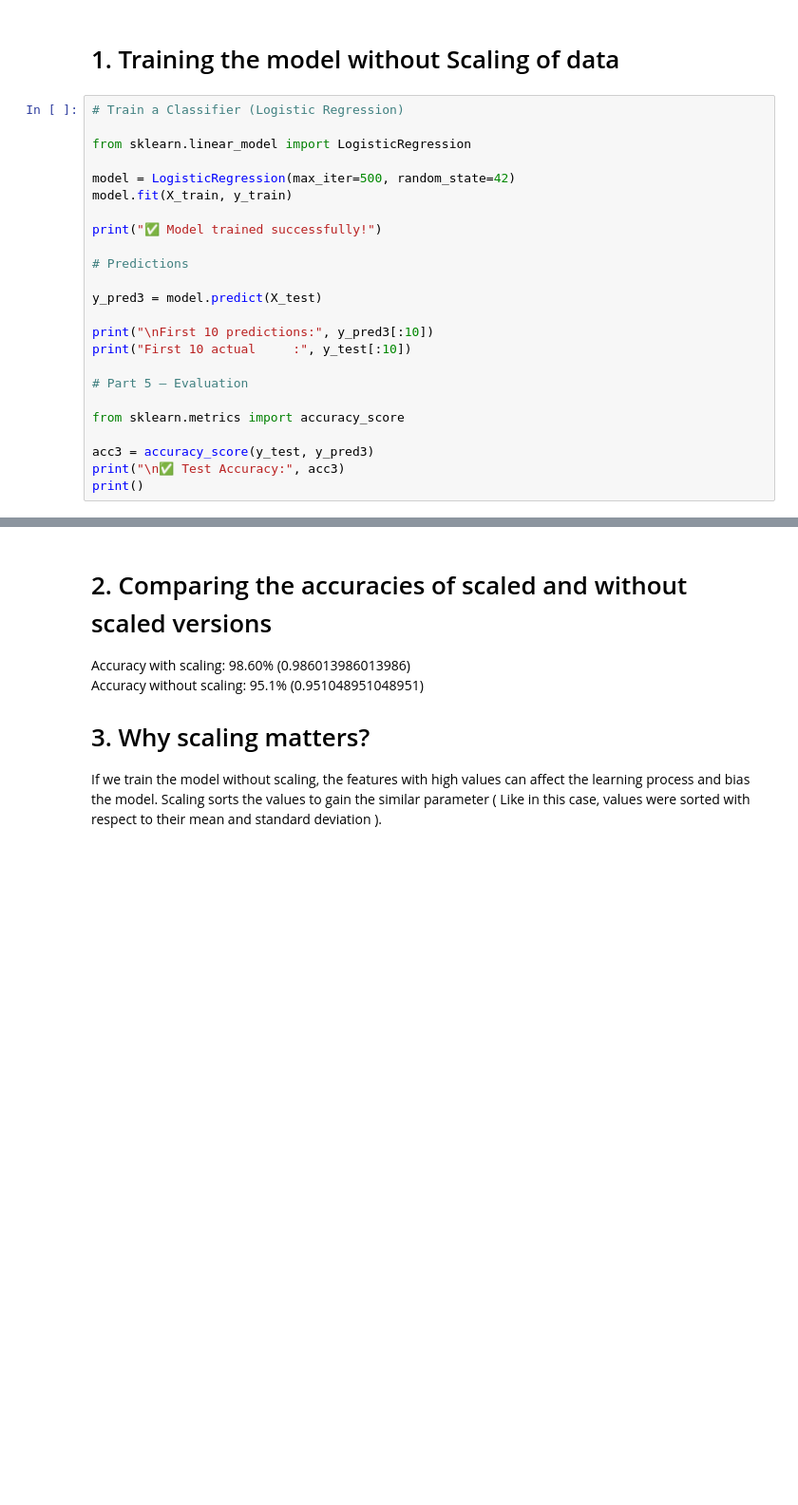
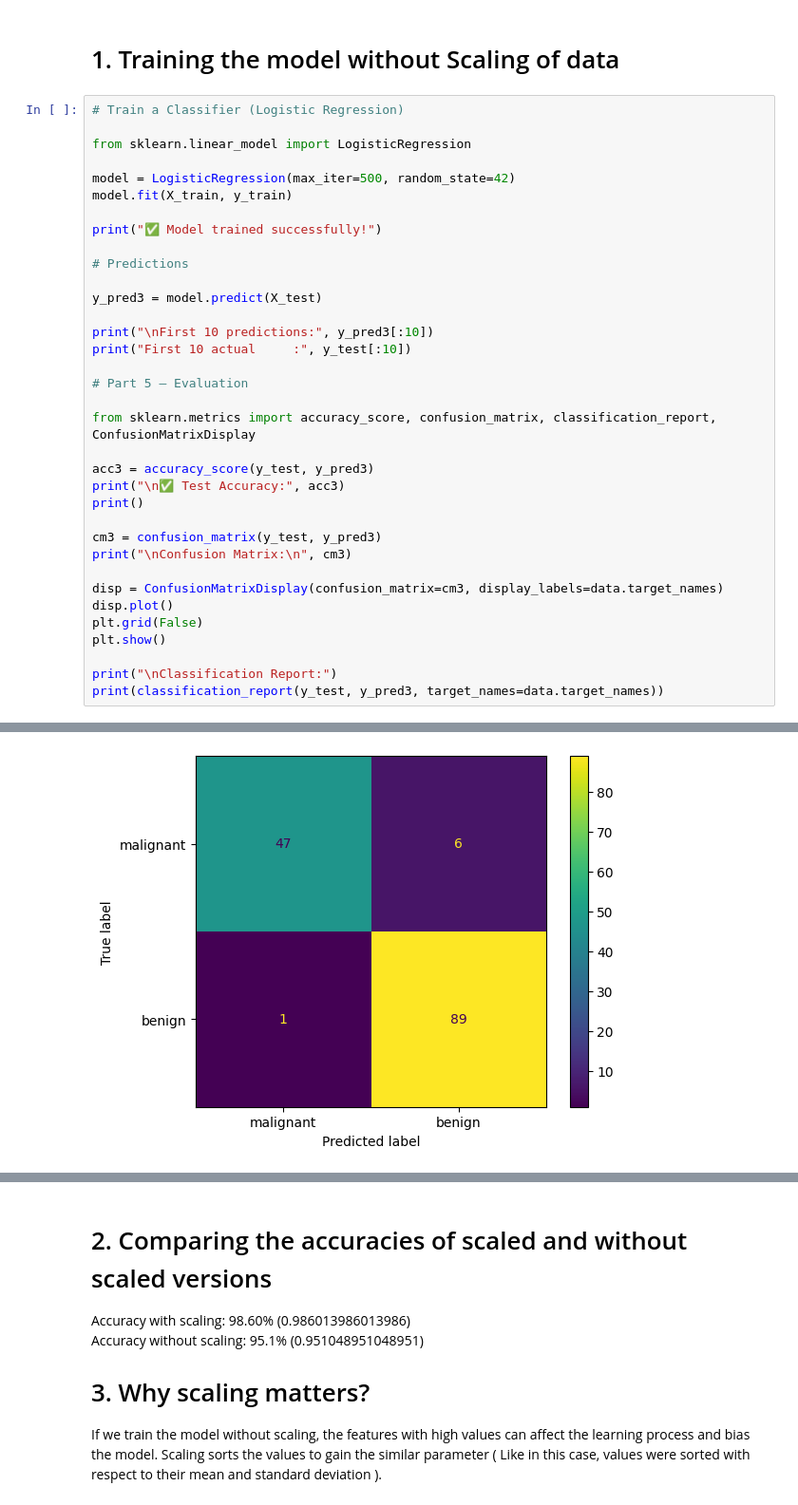
Before and after one commit to PNEC-CS-333-Applied-AI-ML/cs333-lab-01-intro-zainm924666-blip, a Jupyter notebook: Lab01_ME_1932_M_Zain_Ul_Abideen.ipynb, the cells around one changed output, grey strips where cells are left out. Shown at 95% size. Drawn from its saved outputs; the diff is of its cells as text; blank space fills up the shorter version.

```diff
--- a/Lab01_ME_1932_M_Zain_Ul_Abideen.ipynb
+++ b/Lab01_ME_1932_M_Zain_Ul_Abideen.ipynb
@@ -387,11 +437,22 @@ print("First 10 actual     :", y_test[:10])
 
 # Part 5 — Evaluation
 
-from sklearn.metrics import accuracy_score
+from sklearn.metrics import accuracy_score, confusion_matrix, classification_report, ConfusionMatrixDisplay
 
 acc3 = accuracy_score(y_test, y_pred3)
 print("\n✅ Test Accuracy:", acc3)
 print()
+
+cm3 = confusion_matrix(y_test, y_pred3)
+print("\nConfusion Matrix:\n", cm3)
+
+disp = ConfusionMatrixDisplay(confusion_matrix=cm3, display_labels=data.target_names)
+disp.plot()
+plt.grid(False)
+plt.show()
+
+print("\nClassification Report:")
+print(classification_report(y_test, y_pred3, target_names=data.target_names))
 # %% [output]
 ✅ Model trained successfully!
 
@@ -402,7 +468,8 @@ First 10 actual     : [1 0 1 1 0 0 0 0 0 1]
 STOP: TOTAL NO. OF ITERATIONS REACHED LIMIT.
 
 Increase the number of iterations (max_iter) or scale the data as shown in:
     https://scikit-learn.org/stable/modules/preprocessing.html
 Please also refer to the documentation for alternative solver options:
     https://scikit-learn.org/stable/modules/linear_model.html#logistic-regression
   n_iter_i = _check_optimize_result(
+[figure, added]
```
Also changed, not shown: parts of 5 cells of this notebook.
